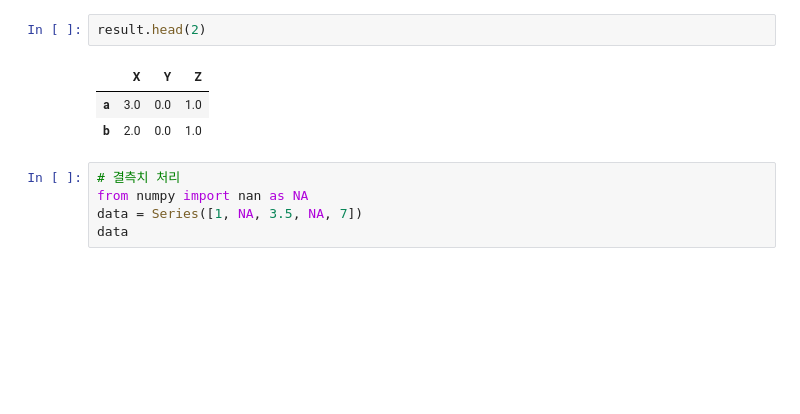
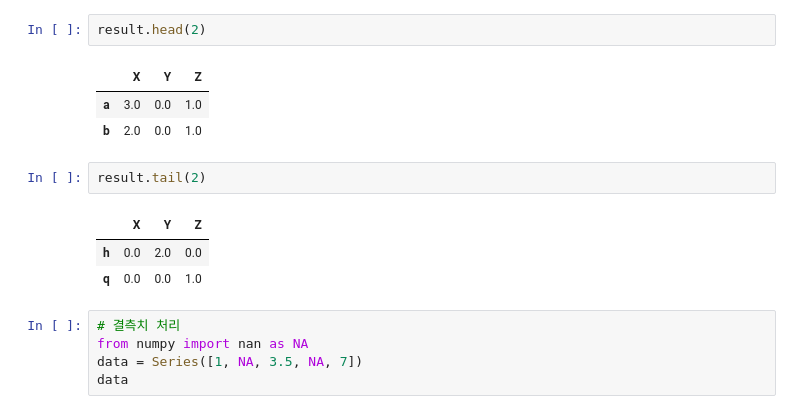
Before and after one commit to Thedume/PythonProgramming, a Jupyter notebook: 실습/DataFrame.ipynb, the cells around one changed output. Drawn from its saved outputs; the diff is of its cells as text; blank space fills up the shorter version.

```diff
--- a/실습/DataFrame.ipynb
+++ b/실습/DataFrame.ipynb
@@ -424,6 +425,12 @@ result.head(2)
 |  | X | Y | Z |
 | a | 3.0 | 0.0 | 1.0 |
 | b | 2.0 | 0.0 | 1.0 |
+# %%
+result.tail(2)
+# %% [output]
+|  | X | Y | Z |
+| h | 0.0 | 2.0 | 0.0 |
+| q | 0.0 | 0.0 | 1.0 |
 # %%
 # 결측치 처리
 from numpy import nan as NA
```
Also changed, not shown: parts of 9 cells of this notebook, 1 other file.
